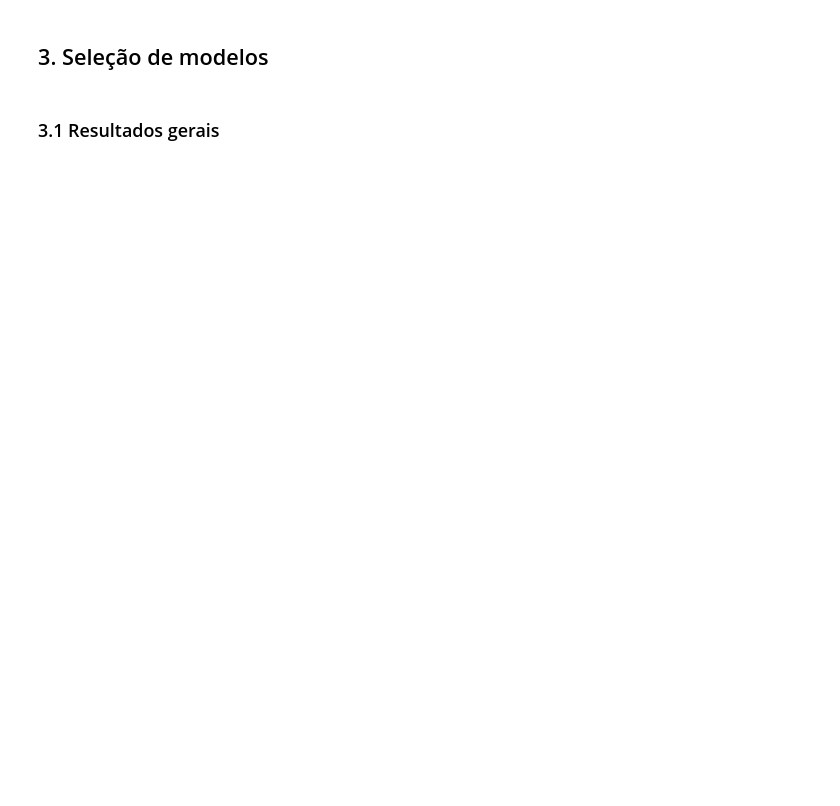
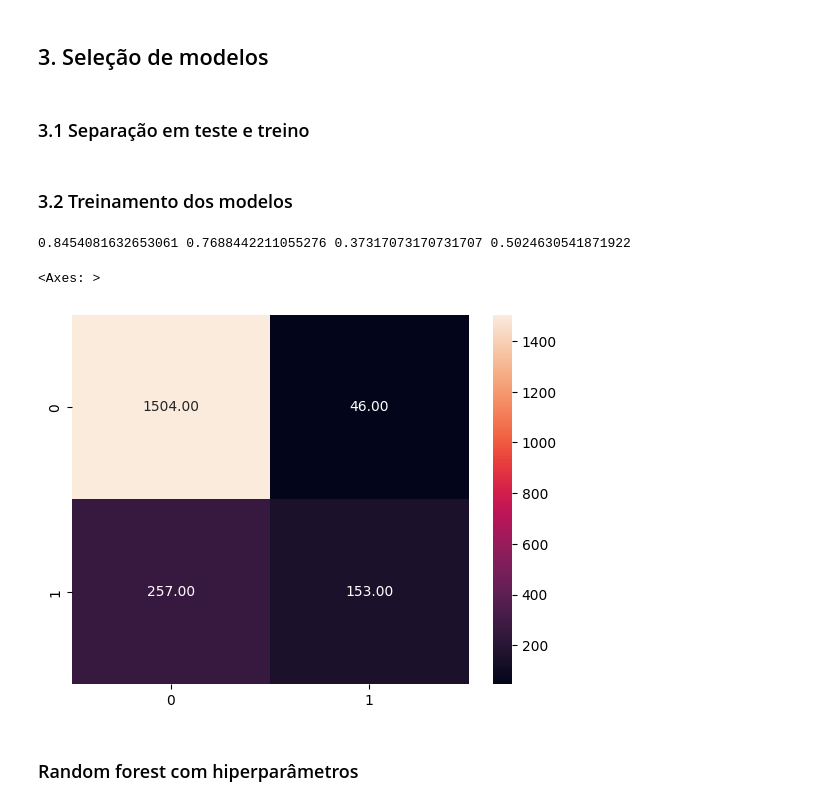
Before and after one commit to atlantico-academy/d20-dragons, a Jupyter notebook: notebooks/02-comparative_analysis.ipynb, the cells around one changed output. Saved outputs shown, nothing was run; the diff lists cells and outputs as text; code cells hidden in the pictures; blank space fills up the shorter version.

Commit message:
Treinamento de modelos de ML e persistência do modelo

```diff
--- a/notebooks/02-comparative_analysis.ipynb
+++ b/notebooks/02-comparative_analysis.ipynb
@@ -223,4 +186,4 @@ pd.DataFrame(X)
 # %% [markdown]
 ## 3. Seleção de modelos
 # %% [markdown]
-### 3.1 Resultados gerais
+### 3.1 Separação em teste e treino
@@ -226,0 +192,4 @@ pd.DataFrame(X)
+# %%
+X_train, X_test, y_train, y_test = train_test_split(X, y, test_size=0.2, random_state=42)
+# %% [markdown]
+### 3.2 Treinamento dos modelos
@@ -226,0 +199,21 @@ pd.DataFrame(X)
+# %%
+model = DecisionTreeClassifier(max_depth=5)
+model.fit(X_train, y_train)
+y_pred = model.predict(X_test)
+# %%
+acc = accuracy_score(y_test, y_pred)
+prec = precision_score(y_test, y_pred)
+rec = recall_score(y_test, y_pred)
+mac = f1_score(y_test, y_pred)
+
+print(acc, prec, rec, mac)
+# %% [output]
+0.8454081632653061 0.7688442211055276 0.37317073170731707 0.5024630541871922
+# %%
+cf = confusion_matrix(y_test, y_pred)
+sns.heatmap(cf, annot=True, fmt="0.2f")
+# %% [output]
+<Axes: >
+[figure, added]
+# %% [markdown]
+### Random forest com hiperparâmetros
```
Also changed, not shown: parts of 16 cells of this notebook, 1 other file.
